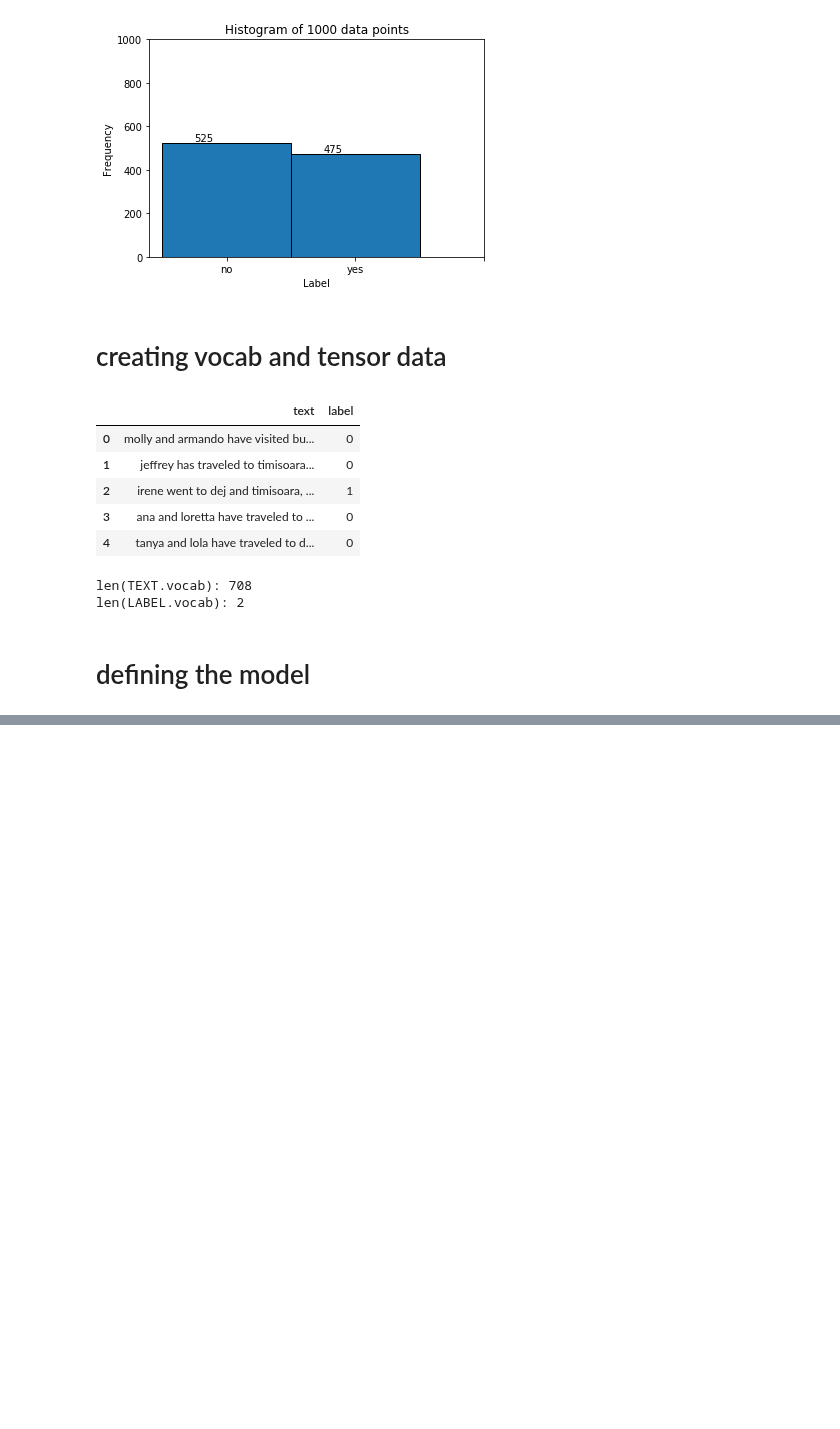
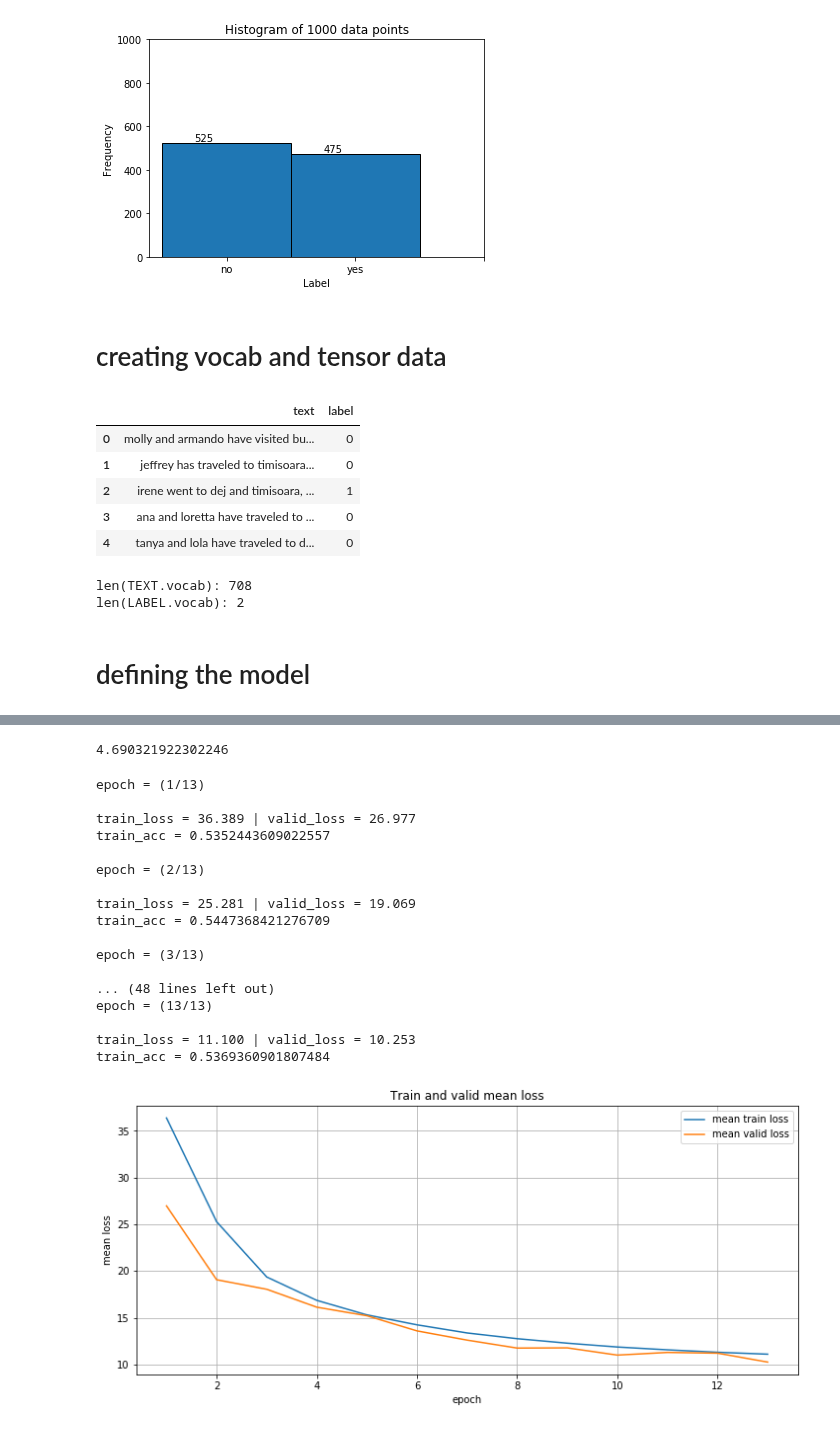
Before and after one commit to felipessalvatore/ContraQA, a Jupyter notebook: add_arch_draft0.ipynb, the cells around one changed output, grey strips where cells are left out. Cells and saved outputs as stored; diff of their text form; code cells hidden in the pictures; blank space fills up the shorter version.

```diff
--- a/add_arch_draft0.ipynb
+++ b/add_arch_draft0.ipynb
@@ -292,0 +321,36 @@ tensor([0, 1, 1, 0, 1, 1, 1, 1, 1, 0, 1, 1, 1, 1, 0, 0, 1, 0, 0, 1, 1, 0, 1, 1,
+# %%
+def get_valid_loss(model,
+                   valid_loader,
+                   criterionCE,
+                   criterionL1):
+    """
+    Get the valid loss
+
+    :param model: RNN classification model
+    :type model:
+    :param valid_iter: valid iterator
+    :type valid_iter: data.BucketIterator
+    :param criterion: loss criterion
+    :type criterion: nn.CrossEntropyLoss
+    :return: valid loss
+    :rtype: Tensor(shape=[])
+    """
+    batch = next(iter(valid_loader))
+    s1, s2, and_A, and_B, labels = batch
+    s1 = s1.view((s1.shape[1], s1.shape[0]))
+    s2 = s2.view((s2.shape[1], s2.shape[0]))
+    and_A = and_A.view((and_A.shape[1], and_A.shape[0]))
+    and_B = and_B.view((and_B.shape[1], and_B.shape[0]))
+    model.eval()
+    logits = model(s1, s2)
+    ha = model.encode(and_A)
+    hb = model.encode(and_B)
+    loss = criterionCE(logits,labels) + torch.sqrt(criterionL1(ha, model.ha) + criterionL1(hb, model.hb))
+    return loss.item()
+# %%
+get_valid_loss(model,
+               valid_loader,
+               criterionCE,
+               criterionL1)
+# %% [output]
+4.690321922302246
@@ -292,0 +437,29 @@ tensor([0, 1, 1, 0, 1, 1, 1, 1, 1, 0, 1, 1, 1, 1, 0, 0, 1, 0, 0, 1, 1, 0, 1, 1,
+# %%
+model = AddRNN(vocab_size=len(TEXT.vocab),
+               hidden_size=200,
+               output_size=2)
+
+config.epochs = 13
+training_loop_text_classification(model=model,
+                                  config=config,
+                                  dataholder=b_data,
+                                  model_path="temp.pkl")
+# %% [output]
+epoch = (1/13)
+
+train_loss = 36.389 | valid_loss = 26.977
+train_acc = 0.5352443609022557
+
+epoch = (2/13)
+
+train_loss = 25.281 | valid_loss = 19.069
+train_acc = 0.5447368421276709
+
+epoch = (3/13)
+
+... (48 lines left out)
+epoch = (13/13)
+
+train_loss = 11.100 | valid_loss = 10.253
+train_acc = 0.5369360901807484
+[figure, added]
```
Also changed, not shown: parts of 7 cells of this notebook.
